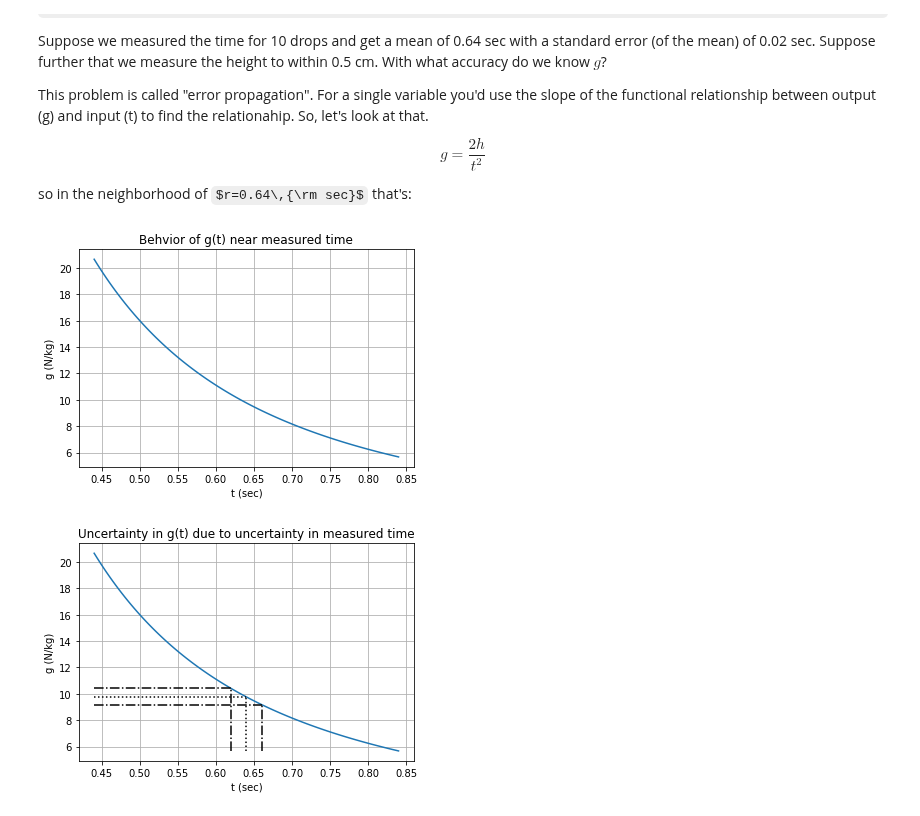
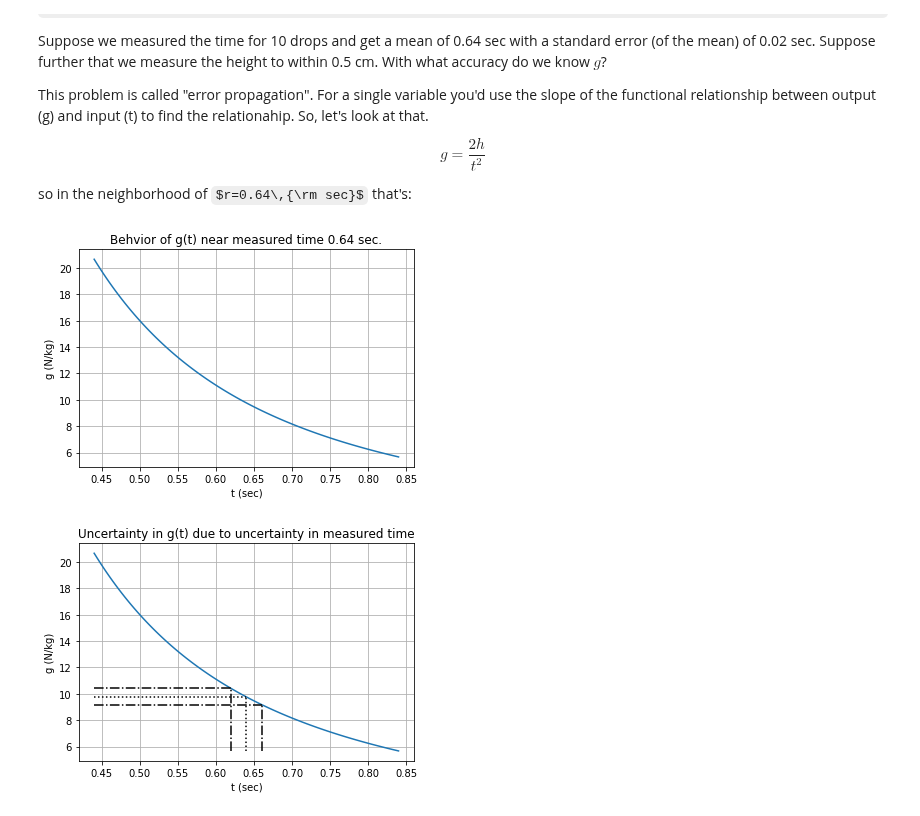
Before and after one commit to sspickle/instrumentation-projects, a Jupyter notebook: proj7/Stats-p7.ipynb, the cells around one changed output. Drawn from its saved outputs; the diff is of its cells as text; code cells hidden in the pictures; some formulas as TeX source.

```diff
--- a/proj7/Stats-p7.ipynb
+++ b/proj7/Stats-p7.ipynb
@@ -57,17 +57,17 @@ so in the neighborhood of $r=0.64\,{\rm sec}$ that's:
 # %%
 t=np.linspace(0.64-.2, 0.64+0.2, 100)
 h=2.0
 
 def g(t,h):
     return 2*h/t**2
 
 pl.plot(t, g(t,h))
-pl.title("Behvior of g(t) near measured time")
+pl.title("Behvior of g(t) near measured time 0.64 sec.")
 pl.xlabel("t (sec)")
 pl.ylabel("g (N/kg)")
 pl.grid()
 # %% [output]
-[figure, old version]
+[figure, new version]
 # %%
 pl.title("Uncertainty in g(t) due to uncertainty in measured time")
 pl.xlabel("t (sec)")
```
Also changed, not shown: parts of 4 cells of this notebook.
